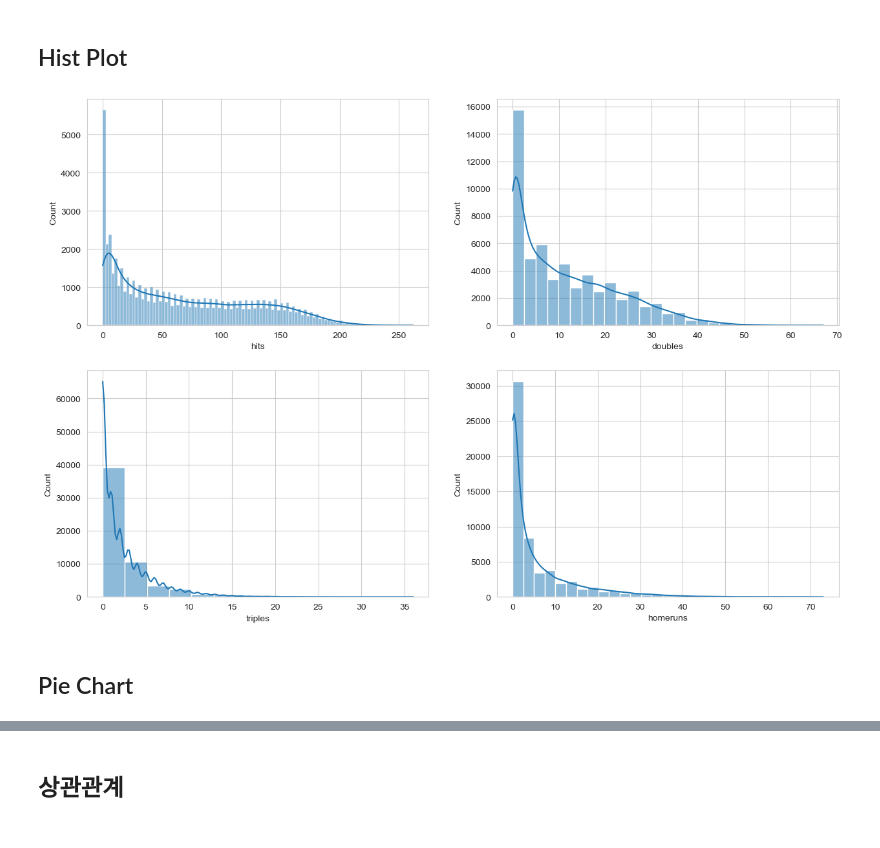
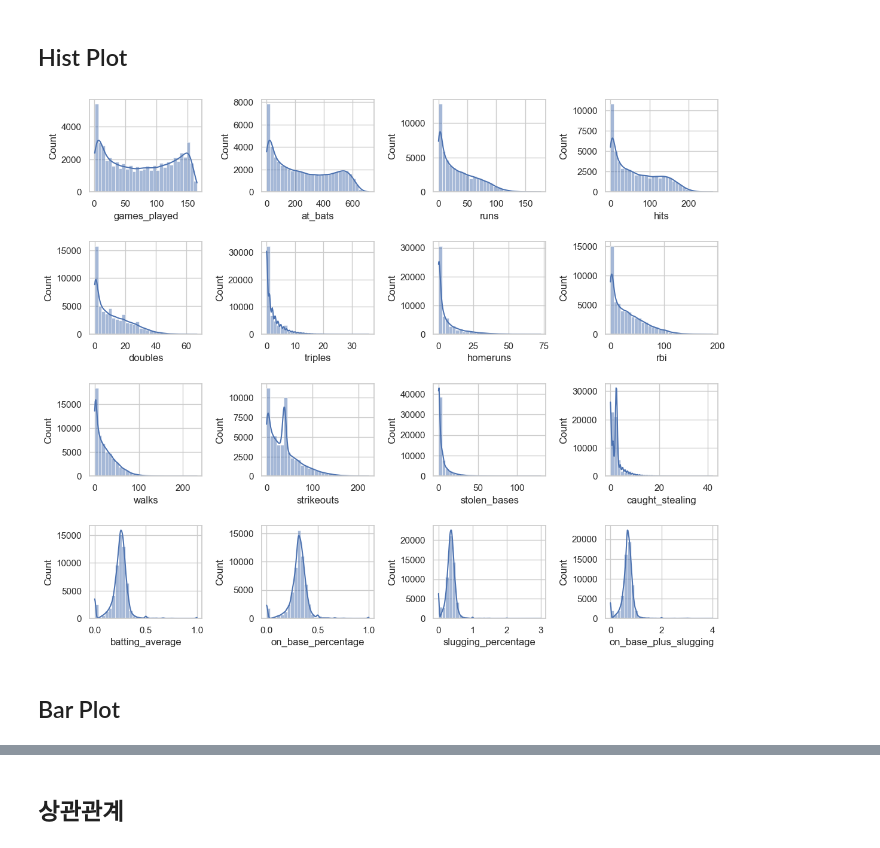
Before and after one commit to encore-ai-240909/eda_workspace, a Jupyter notebook: Team333/baseball.ipynb, the cells around one changed output, grey strips where cells are left out. Saved outputs shown, nothing was run; the diff lists cells and outputs as text; code cells hidden in the pictures.

```diff
--- a/Team333/baseball.ipynb
+++ b/Team333/baseball.ipynb
@@ -124,14 +127,18 @@ mlb_df
 # %%
-columns =['batting_average', 'on_base_percentage','slugging_percentage','on_base_plus_slugging']
+columns =['position', 'games_played', 'at_bats', 'runs', 'hits', 'doubles',
+       'triples', 'homeruns', 'rbi', 'walks', 'strikeouts', 'stolen_bases',
+       'caught_stealing', 'batting_average', 'on_base_percentage',
+       'slugging_percentage', 'on_base_plus_slugging']
 
 
 for i in columns :
+    column = columns[i]
     print(f'''
-[{i}]
-최소값 : {np.min(mlb_df[i])}
-사분위수(Q1) : {np.percentile(mlb_df[i], 25)}
-사분위수(Q2) : {np.percentile(mlb_df[i], 50)}
-사분위수(Q3) : {np.percentile(mlb_df[i], 75)}
-최대값 : {np.max(mlb_df[i])}
+[{column}]
+최소값 : {np.min(mlb_df[column])}
+사분위수(Q1) : {np.percentile(mlb_df[column], 25)}
+사분위수(Q2) : {np.percentile(mlb_df[column], 50)}
+사분위수(Q3) : {np.percentile(mlb_df[column], 75)}
+최대값 : {np.max(mlb_df[column])}
 ''')
 # %% [output]
@@ -155,10 +146,15 @@ for i in columns :
 # %%
 columns =[
-    ['batting_average', 'on_base_percentage'],
-    ['slugging_percentage','on_base_plus_slugging']
+    ['games_played', 'at_bats', 'runs', 'hits'],
+    ['doubles','triples', 'homeruns', 'rbi'],
+    ['walks', 'strikeouts', 'stolen_bases','caught_stealing'],
+    ['batting_average', 'on_base_percentage','slugging_percentage','on_base_plus_slugging']
 ]
 
-fig, ax = plt.subplots(2, 2, figsize = (10, 15))
+sns.set(style="whitegrid")
+
+fig, ax = plt.subplots(4, 4, figsize = (10, 10))
+fig.tight_layout(pad=3.0)
 
 for i in range(len(columns)):
     for j in range(len(columns)):
@@ -172,18 +168,21 @@ plt.show()
 ## Hist Plot
 # %%
 columns =[
-    ['hits','doubles'],
-    ['triples', 'homeruns']
+    ['games_played', 'at_bats', 'runs', 'hits'],
+    ['doubles','triples', 'homeruns', 'rbi'],
+    ['walks', 'strikeouts', 'stolen_bases','caught_stealing'],
+    ['batting_average', 'on_base_percentage','slugging_percentage','on_base_plus_slugging']
 ]
-
-fig, ax = plt.subplots(2, 2, figsize = (15, 10))
+sns.set(style="whitegrid")
+fig, ax = plt.subplots(4, 4, figsize = (12, 10))
+fig.tight_layout(pad=3.0)
 
 for i in range(len(columns)):
     for j in range(len(columns[i])):
         column = columns[i][j]
-        sns.histplot(mlb_df[column], ax=ax[i, j],binwidth = 2.5, kde = True)
+        sns.histplot(mlb_df[column], ax=ax[i, j],bins =30, kde = True)
 plt.show()
 # %% [output]
-[figure, old version]
+[figure, new version]
 # %% [markdown]
-## Pie Chart
+## Bar Plot
```
Also changed, not shown: parts of 20 cells of this notebook, 6 other files.
